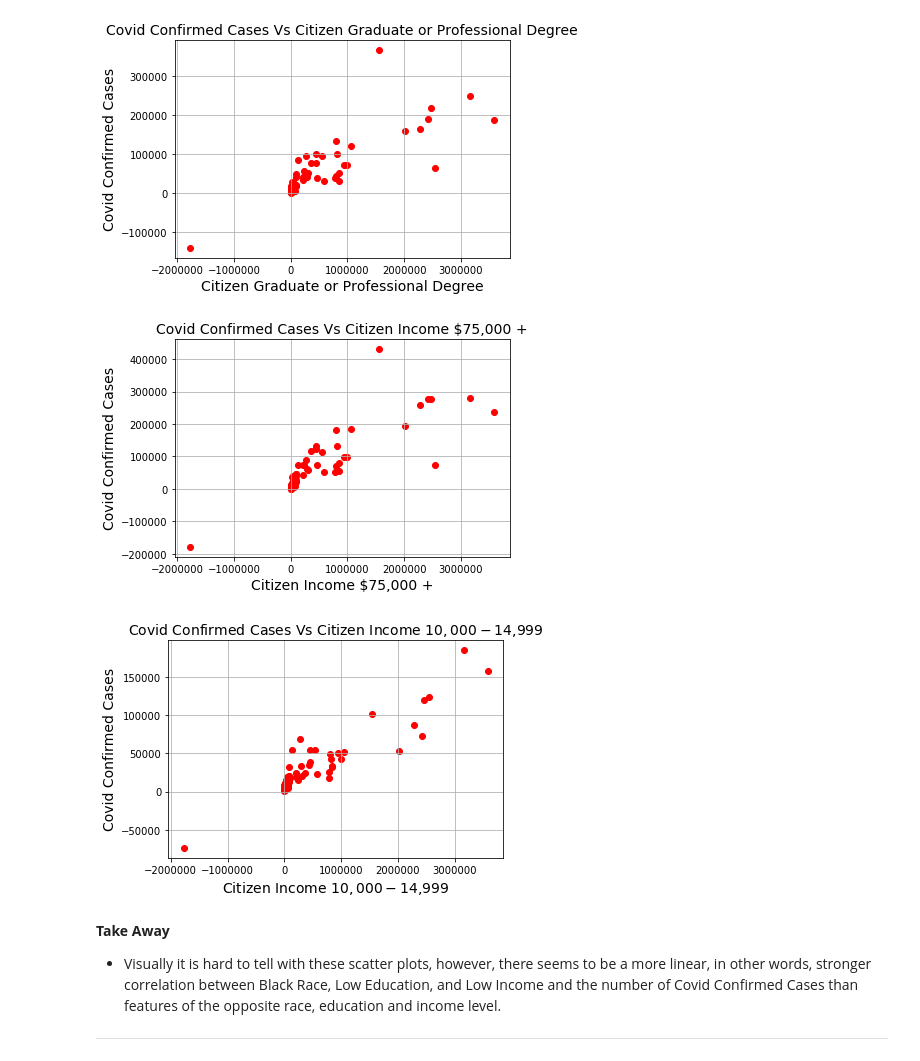
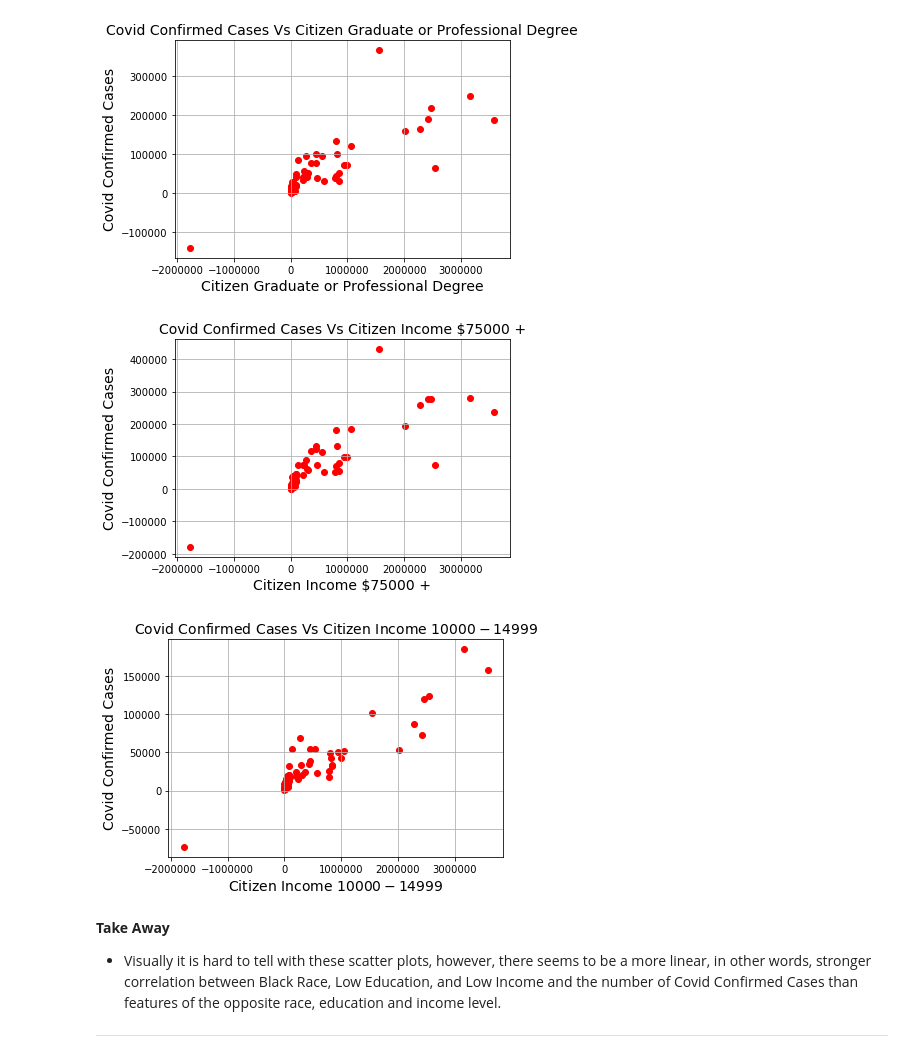
Before and after one commit to monikasivilli/Capstone-Project, a Jupyter notebook: LinReg.ipynb, the cells around one changed output. Drawn from its saved outputs; the diff is of its cells as text; code cells hidden in the pictures.

```diff
--- a/LinReg.ipynb
+++ b/LinReg.ipynb
@@ -276,24 +283,24 @@ plt.show()
 [figure]
 # %%
 # scatter plot relationship between Covid Cases and Citizen Income $75,000 + (highest income bracket)
-plt.scatter(data['Covid Confirmed Cases'], data['Citizen Income $75,000 +'], color='red')
-plt.title('Covid Confirmed Cases Vs Citizen Income $75,000 +', fontsize=14)
-plt.xlabel('Citizen Income $75,000 +', fontsize=14)
+plt.scatter(data['Covid Confirmed Cases'], data['Citizen Income $75000 +'], color='red')
+plt.title('Covid Confirmed Cases Vs Citizen Income $75000 +', fontsize=14)
+plt.xlabel('Citizen Income $75000 +', fontsize=14)
 plt.ylabel('Covid Confirmed Cases', fontsize=14)
 plt.grid(True)
 plt.show()
 # %% [output]
-[figure, old version]
+[figure, new version]
 # %%
 # scatter plot relationship between Covid Cases and Citizen Income $10,000-$14,999 (second lowest income bracket)
-plt.scatter(data['Covid Confirmed Cases'], data['Citizen Income $10,000-$14,999'], color='red')
-plt.title('Covid Confirmed Cases Vs Citizen Income $10,000-$14,999', fontsize=14)
-plt.xlabel('Citizen Income $10,000-$14,999', fontsize=14)
+plt.scatter(data['Covid Confirmed Cases'], data['Citizen Income $10000-$14999'], color='red')
+plt.title('Covid Confirmed Cases Vs Citizen Income $10000-$14999', fontsize=14)
+plt.xlabel('Citizen Income $10000-$14999', fontsize=14)
 plt.ylabel('Covid Confirmed Cases', fontsize=14)
 plt.grid(True)
 plt.show()
 # %% [output]
-[figure, old version]
+[figure, new version]
 # %% [markdown]
 __Take Away__
 - Visually it is hard to tell with these scatter plots, however, there seems to be a more linear, in other words, stronger correlation between Black Race, Low Education, and Low Income and the number of Covid Confirmed Cases than features of the opposite race, education and income level.
```
Also changed, not shown: parts of 60 cells of this notebook, 1 other file.
